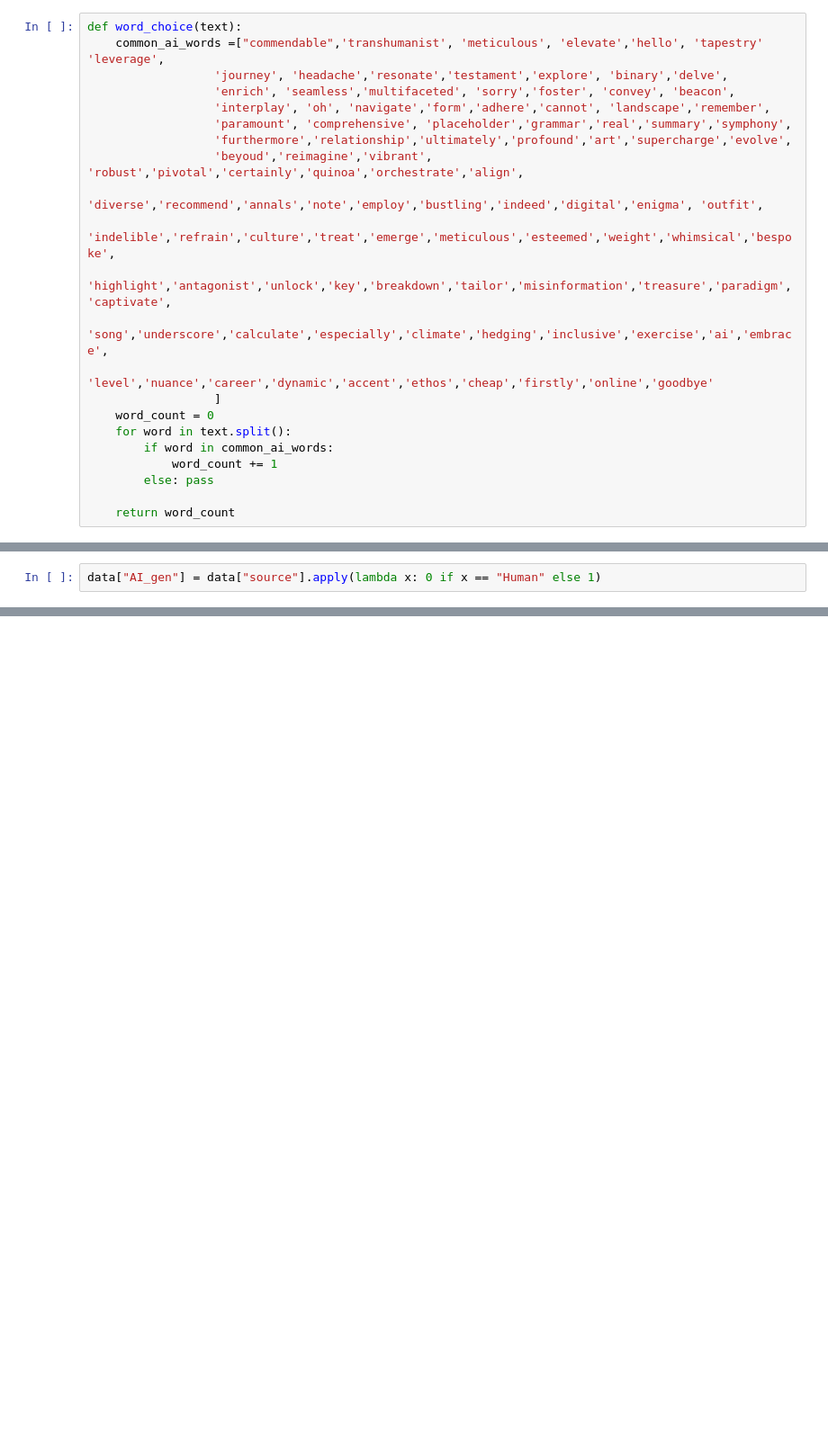
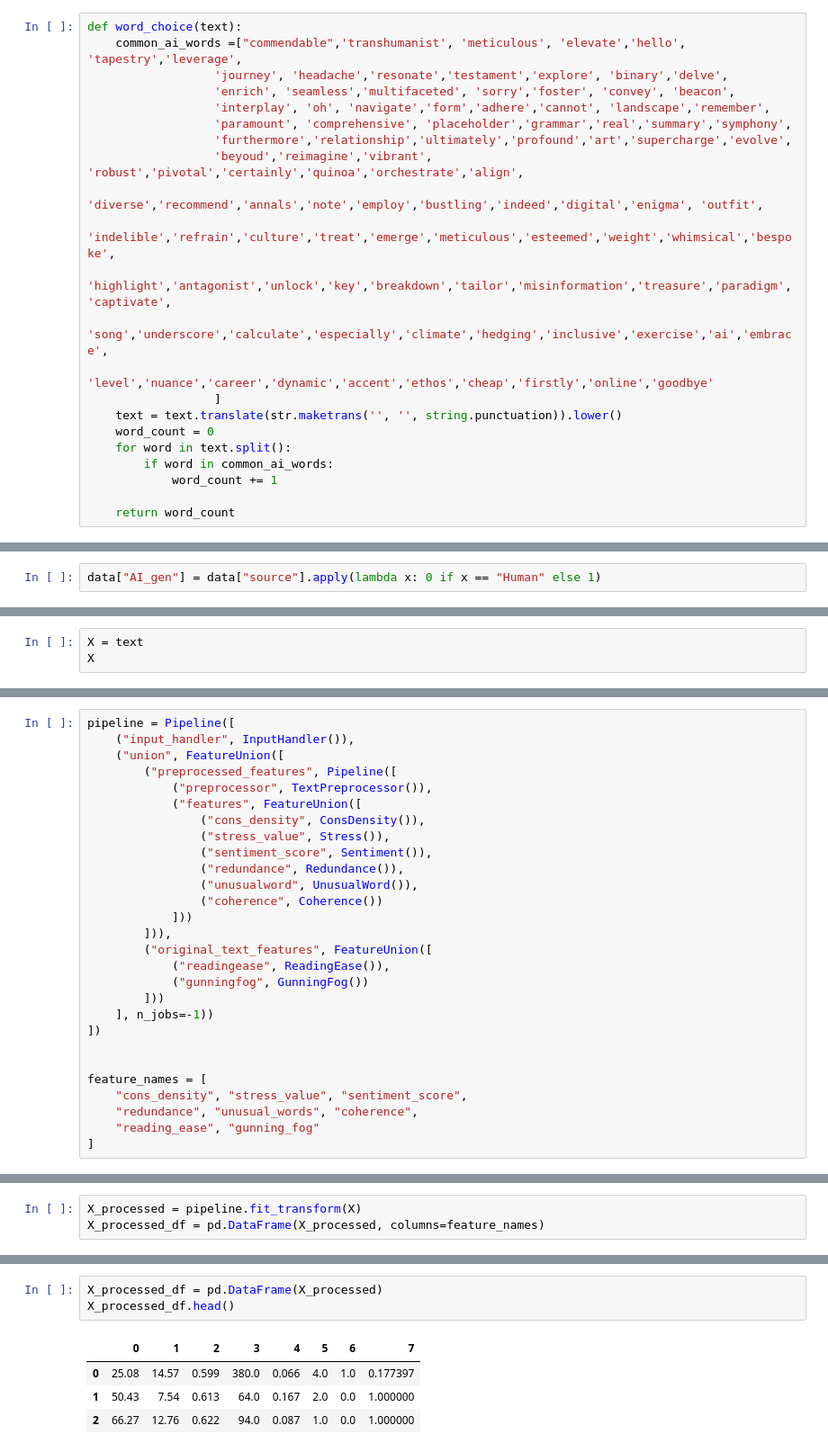
Before and after one commit to nghia95/fake-data-detector, a Jupyter notebook: notebooks/roma_pipeline_model.ipynb, the cells around one changed output, grey strips where cells are left out. Shown: that part at 90% size. Cells and saved outputs as stored; diff of their text form; blank space fills up the shorter version.

```diff
--- a/notebooks/roma_pipeline_model.ipynb
+++ b/notebooks/roma_pipeline_model.ipynb
@@ -74,7 +84,7 @@ def sentiment_polarity(text):
     return abs(round(sent_pol,3))
 # %%
 def word_choice(text):
-    common_ai_words =["commendable",'transhumanist', 'meticulous', 'elevate','hello', 'tapestry' 'leverage',
+    common_ai_words =["commendable",'transhumanist', 'meticulous', 'elevate','hello', 'tapestry','leverage',
                   'journey', 'headache','resonate','testament','explore', 'binary','delve',
                   'enrich', 'seamless','multifaceted', 'sorry','foster', 'convey', 'beacon',
                   'interplay', 'oh', 'navigate','form','adhere','cannot', 'landscape','remember',
@@ -87,11 +97,11 @@ def word_choice(text):
                   'song','underscore','calculate','especially','climate','hedging','inclusive','exercise','ai','embrace',
                   'level','nuance','career','dynamic','accent','ethos','cheap','firstly','online','goodbye'
                   ]
+    text = text.translate(str.maketrans('', '', string.punctuation)).lower()
     word_count = 0
     for word in text.split():
         if word in common_ai_words:
             word_count += 1
-        else: pass
 
     return word_count
 # %%
@@ -326,0 +336,3 @@ KeyboardInterrupt:
+# %%
+X = text
+X
@@ -326,0 +457,28 @@ KeyboardInterrupt:
+# %%
+pipeline = Pipeline([
+    ("input_handler", InputHandler()),
+    ("union", FeatureUnion([
+        ("preprocessed_features", Pipeline([
+            ("preprocessor", TextPreprocessor()),
+            ("features", FeatureUnion([
+                ("cons_density", ConsDensity()),
+                ("stress_value", Stress()),
+                ("sentiment_score", Sentiment()),
+                ("redundance", Redundance()),
+                ("unusualword", UnusualWord()),
+                ("coherence", Coherence())
+            ]))
+        ])),
+        ("original_text_features", FeatureUnion([
+            ("readingease", ReadingEase()),
+            ("gunningfog", GunningFog())
+        ]))
+    ], n_jobs=-1))
+])
+
+
+feature_names = [
+    "cons_density", "stress_value", "sentiment_score",
+    "redundance", "unusual_words", "coherence",
+    "reading_ease", "gunning_fog"
+]
@@ -326,0 +509,3 @@ KeyboardInterrupt:
+# %%
+X_processed = pipeline.fit_transform(X)
+X_processed_df = pd.DataFrame(X_processed, columns=feature_names)
@@ -326,0 +520,8 @@ KeyboardInterrupt:
+# %%
+X_processed_df = pd.DataFrame(X_processed)
+X_processed_df.head()
+# %% [output]
+|  | 0 | 1 | 2 | 3 | 4 | 5 | 6 | 7 |
+| 0 | 25.08 | 14.57 | 0.599 | 380.0 | 0.066 | 4.0 | 1.0 | 0.177397 |
+| 1 | 50.43 | 7.54 | 0.613 | 64.0 | 0.167 | 2.0 | 0.0 | 1.000000 |
+| 2 | 66.27 | 12.76 | 0.622 | 94.0 | 0.087 | 1.0 | 0.0 | 1.000000 |
```
Also changed, not shown: parts of 29 cells of this notebook, 1 other file.
